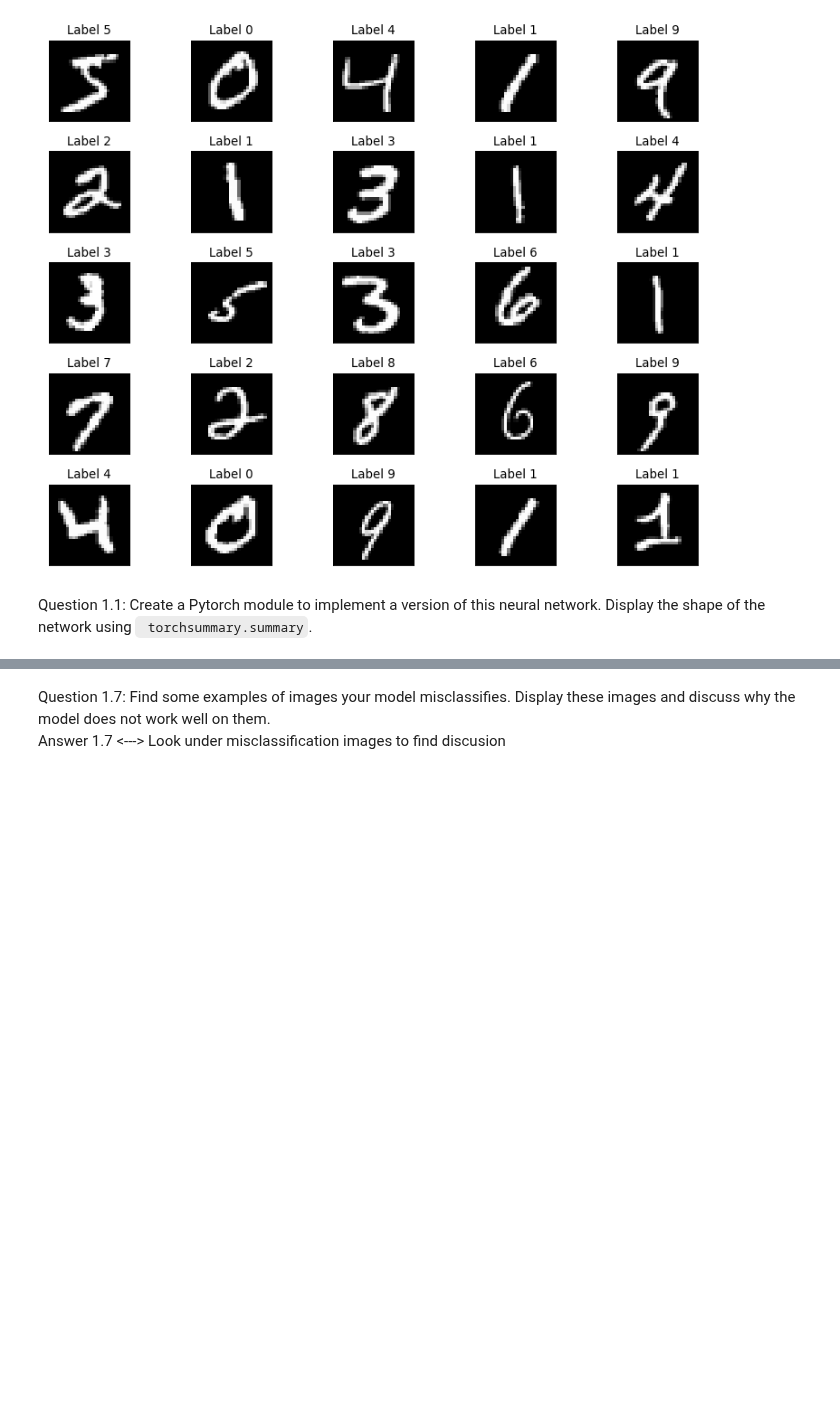
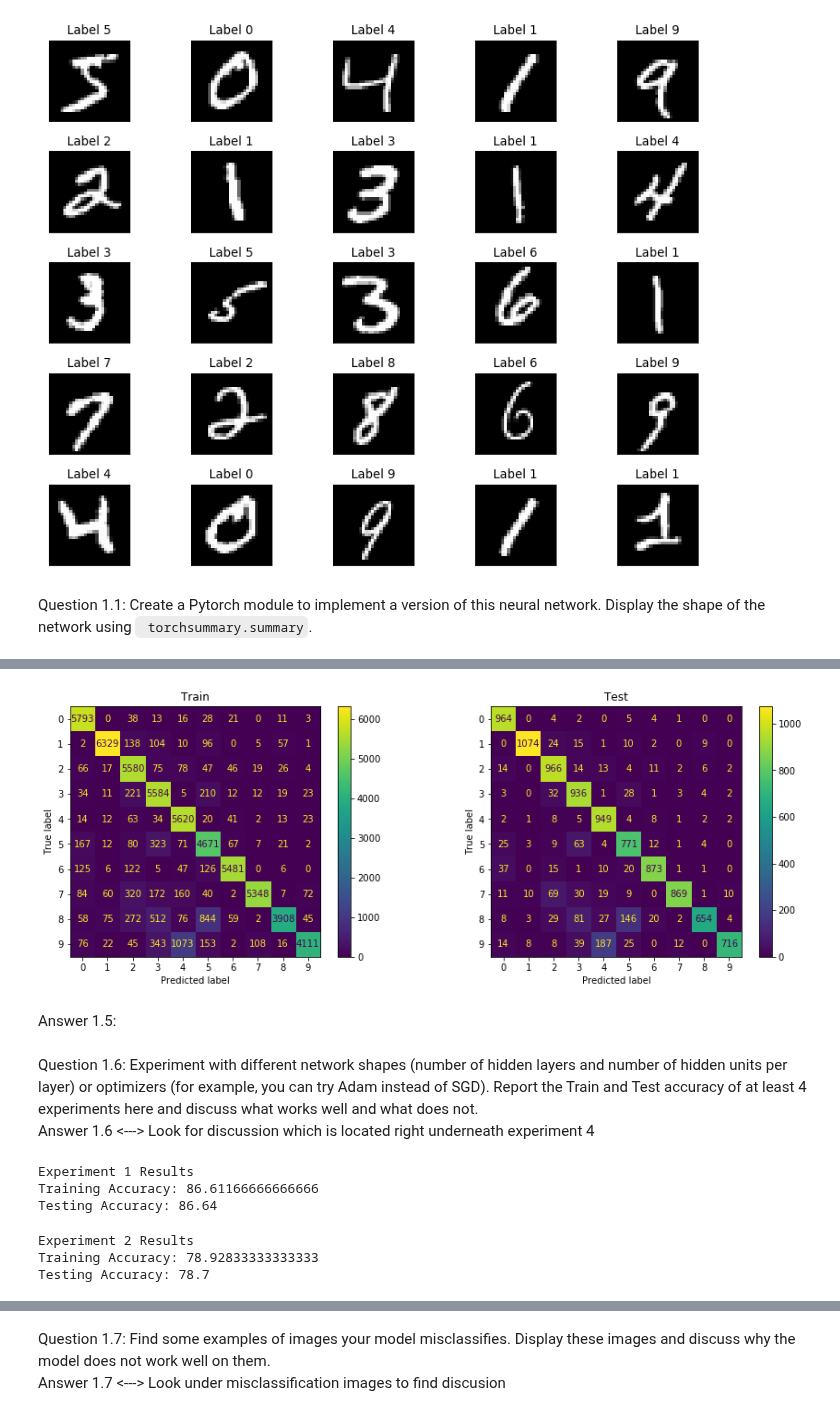
Before and after one commit to Azwadd/CS_59866, a Jupyter notebook: Homeworks/Homework 4/HW04.ipynb, the cells around one changed output, grey strips where cells are left out. Drawn from its saved outputs; the diff is of its cells as text; code cells hidden in the pictures; blank space fills up the shorter version.

```diff
--- a/Homeworks/Homework 4/HW04.ipynb
+++ b/Homeworks/Homework 4/HW04.ipynb
@@ -110,9 +90,9 @@ transform = transforms.Compose([
     transforms.Normalize((0.5,), (0.5,))
 ])
 mnist_train_dataset = torchvision.datasets.MNIST(
-    root='../../Data/MNIST', train=True, download=True, transform=transform)
+    root='../../Data', train=True, download=True, transform=transform)
 mnist_test_dataset = torchvision.datasets.MNIST(
-    root='../../Data/MNIST', train=False, download=True, transform=transform)
+    root='../../Data', train=False, download=True, transform=transform)
 # %%
 def image_grid(data, num_figs):
     """Function to display a grid of images
@@ -445,0 +236,53 @@ Testing Accuracy: 86.13
+# %%
+# Question 1.5 - This function returns the display of the confusion matrix
+def confusionMatrix(model, data_loader):
+    y_true, y_pred = [], []
+    with torch.no_grad():
+        for batch_idx, (data, target) in enumerate(data_loader):
+            output = model(data)
+            y_pred.extend(torch.max(output.data, 1)[1].numpy())
+            y_true.extend(target.numpy())
+
+    # Displaying in a confusion Matrix
+    matrix = confusion_matrix(y_true, y_pred, labels=[0, 1, 2, 3, 4, 5, 6, 7, 8, 9])
+    return ConfusionMatrixDisplay(confusion_matrix=matrix, display_labels=[0, 1, 2, 3, 4, 5, 6, 7, 8, 9])
+# %%
+# Displaying Train and Test confusion matrixes side by side
+fig, ax = plt.subplots(nrows=1, ncols=2, figsize=(15, 5))
+ax[0].set_title("Train")
+confusionMatrix(nn_model, train_loader).plot(ax=ax[0])
+ax[1].set_title("Test")
+confusionMatrix(nn_model, test_loader).plot(ax=ax[1])
+plt.show()
+# %% [output]
+[figure, added]
+# %% [markdown]
+Answer 1.5:
+# %% [markdown]
+Question 1.6: Experiment with different network shapes (number of hidden layers and number of hidden units per layer) or optimizers
+(for example, you can try Adam instead of SGD). Report the Train and Test accuracy of at least 4 experiments here and discuss what works well and what does not.
+Answer 1.6 <---> Look for discussion which is located right underneath experiment 4
+# %%
+# Experiment 1 - For this experiment we will more hidden_units than the original nn model and the same hidden_layers
+# Since we have the hidden_units parameter in SimpleNeuralNet we can input the parameter for a different network shape
+nn_1 = SimpleNeuralNet(30)
+train(nn_1, 1, train_loader, 100, torch.optim.SGD(nn_1.parameters(), lr=1e-1), F.nll_loss)
+print("Experiment 1 Results")
+print("Training Accuracy:", classifier(nn_1, train_loader))
+print("Testing Accuracy:", classifier(nn_1, test_loader))
+# %% [output]
+Experiment 1 Results
+Training Accuracy: 86.61166666666666
+Testing Accuracy: 86.64
+# %%
+# Experiment 2 - For this experiment we will use less hidden_units than the original nn model and the same hidden_layers
+# Since we have the hidden_units parameter in SimpleNeuralNet we can input the parameter for a different network shape
+nn_2 = SimpleNeuralNet(15)
+train(nn_2, 1, train_loader, 100, torch.optim.SGD(nn_2.parameters(), lr=1e-1), F.nll_loss)
+print("Experiment 2 Results")
+print("Training Accuracy:", classifier(nn_2, train_loader))
+print("Testing Accuracy:", classifier(nn_2, test_loader))
+# %% [output]
+Experiment 2 Results
+Training Accuracy: 78.92833333333333
+Testing Accuracy: 78.7
```
Also changed, not shown: parts of 64 cells of this notebook, 1 other file.
